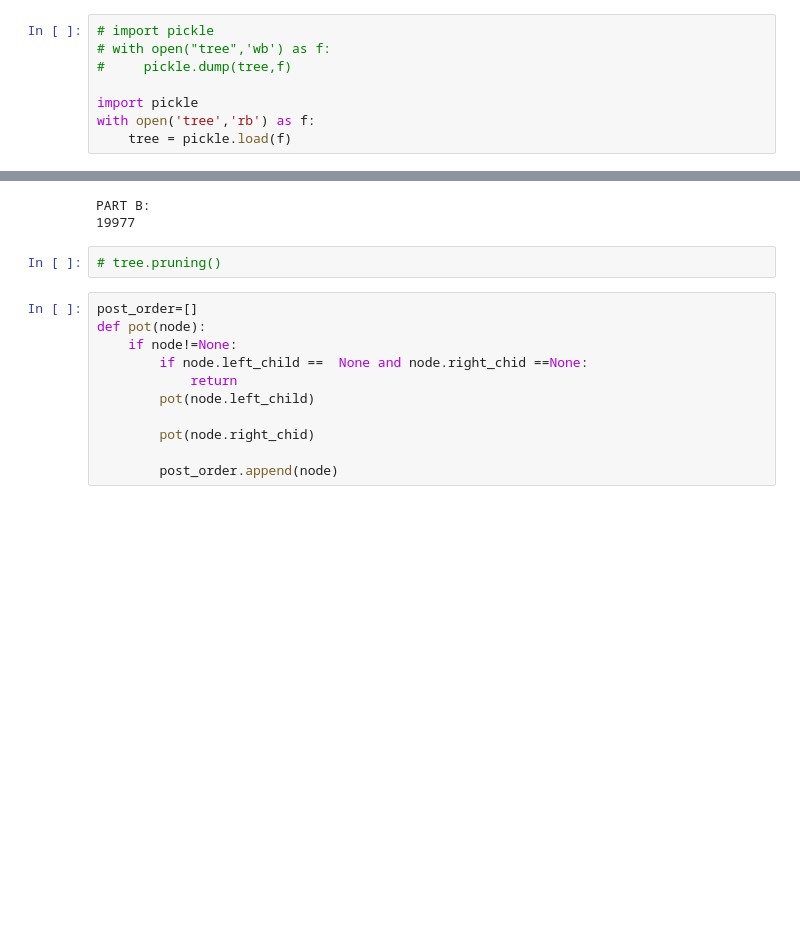
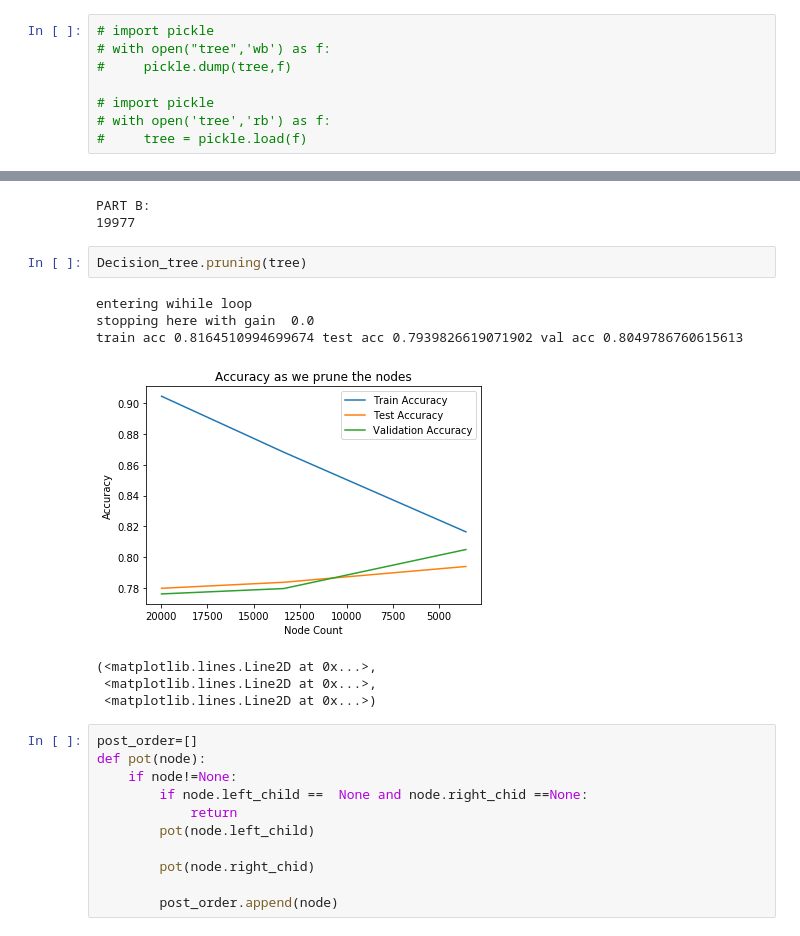
Before and after one commit to thevivekcode/MachineLearning, a Jupyter notebook: Assignment3/Decision_Tree/A3P1.ipynb, the cells around one changed output, grey strips where cells are left out. Drawn from its saved outputs; the diff is of its cells as text; blank space fills up the shorter version.

```diff
--- a/Assignment3/Decision_Tree/A3P1.ipynb
+++ b/Assignment3/Decision_Tree/A3P1.ipynb
@@ -540,9 +541,9 @@ Train 0.9043932440158855 Test 0.779843308145195 Val 0.7761913591692935
 # with open("tree",'wb') as f:
 #     pickle.dump(tree,f)
 
-import pickle
-with open('tree','rb') as f:
-    tree = pickle.load(f)
+# import pickle
+# with open('tree','rb') as f:
+#     tree = pickle.load(f)
 # %%
 # %matplotlib qt
 def plot_node_vs_acc(tree):
@@ -571,8 +572,16 @@ print(tree.node_count())
 # %% [output]
 PART B:
 19977
-# %%
-# tree.pruning()
+# %%
+Decision_tree.pruning(tree)
+# %% [output]
+entering wihile loop
+stopping here with gain  0.0
+train acc 0.8164510994699674 test acc 0.7939826619071902 val acc 0.8049786760615613
+[figure, added]
+(<matplotlib.lines.Line2D at 0x...>,
+ <matplotlib.lines.Line2D at 0x...>,
+ <matplotlib.lines.Line2D at 0x...>)
 # %%
 post_order=[]
 def pot(node):
```
Also changed, not shown: parts of 8 cells of this notebook, 4 other files.
